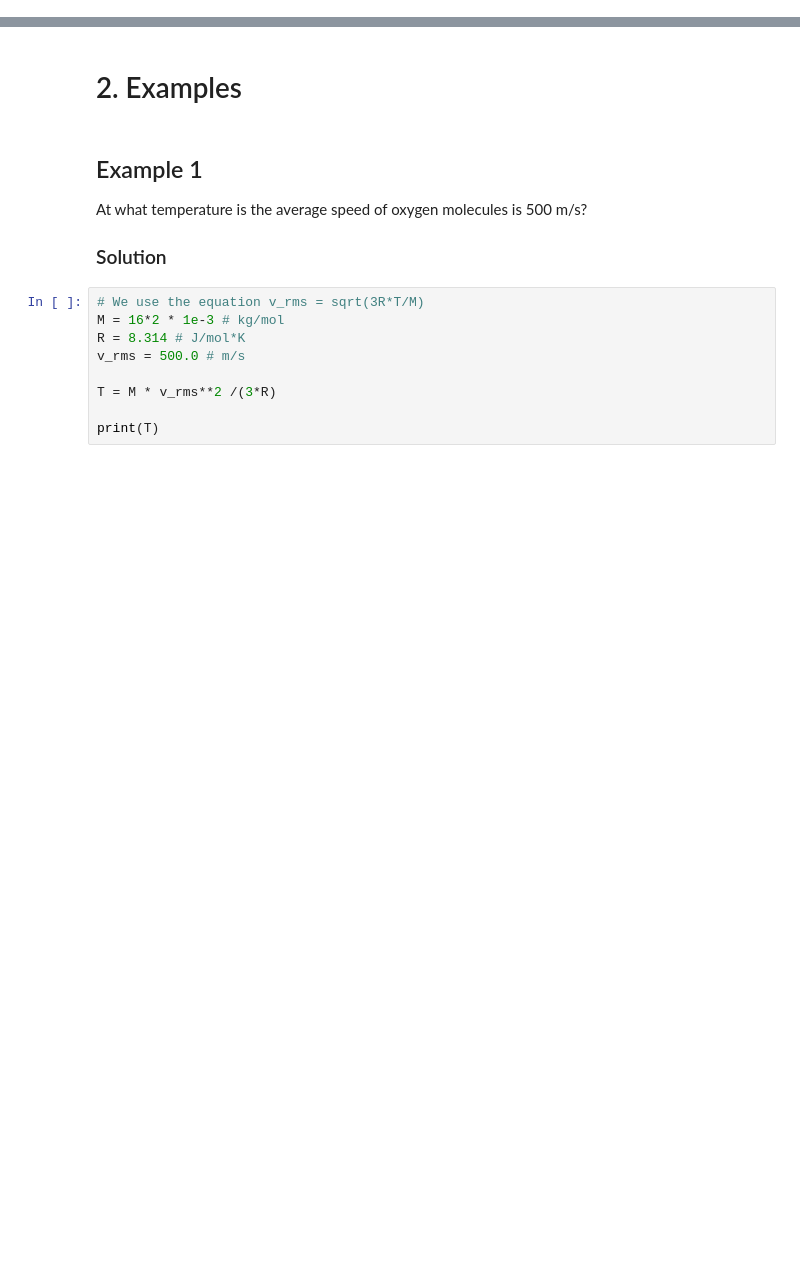
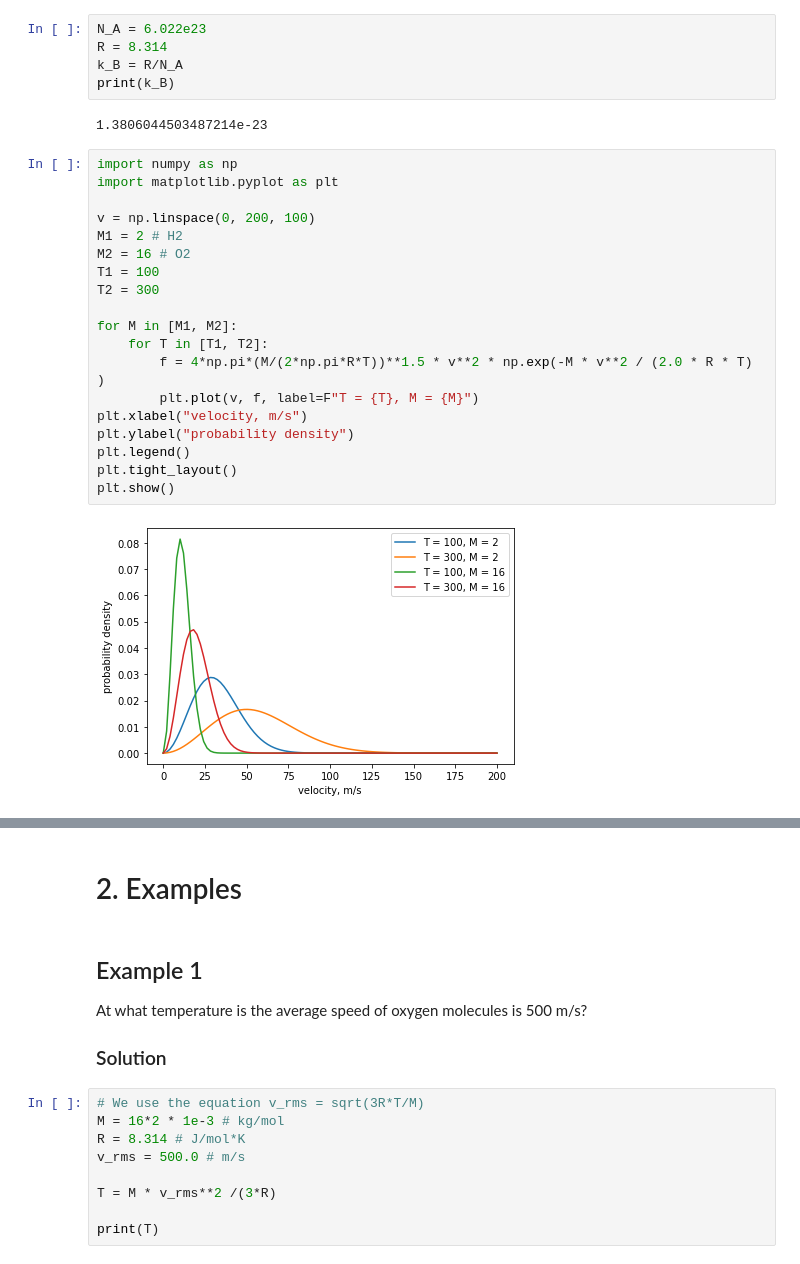
Before and after one commit to AkimovLab/OpenPhysChem, a Jupyter notebook: unit2-TD.ipynb, the cells around one changed output, grey strips where cells are left out. Cells and saved outputs as stored; diff of their text form; blank space fills up the shorter version.

```diff
--- a/unit2-TD.ipynb
+++ b/unit2-TD.ipynb
@@ -136,0 +82,28 @@ $$
+# %%
+N_A = 6.022e23
+R = 8.314
+k_B = R/N_A
+print(k_B)
+# %% [output]
+1.3806044503487214e-23
+# %%
+import numpy as np
+import matplotlib.pyplot as plt
+
+v = np.linspace(0, 200, 100)
+M1 = 2 # H2
+M2 = 16 # O2
+T1 = 100
+T2 = 300
+
+for M in [M1, M2]:
+    for T in [T1, T2]:
+        f = 4*np.pi*(M/(2*np.pi*R*T))**1.5 * v**2 * np.exp(-M * v**2 / (2.0 * R * T) )
+        plt.plot(v, f, label=F"T = {T}, M = {M}")
+plt.xlabel("velocity, m/s")
+plt.ylabel("probability density")
+plt.legend()
+plt.tight_layout()
+plt.show()
+# %% [output]
+[figure, added]
```
Also changed, not shown: parts of 3 cells of this notebook, 1 other file.
